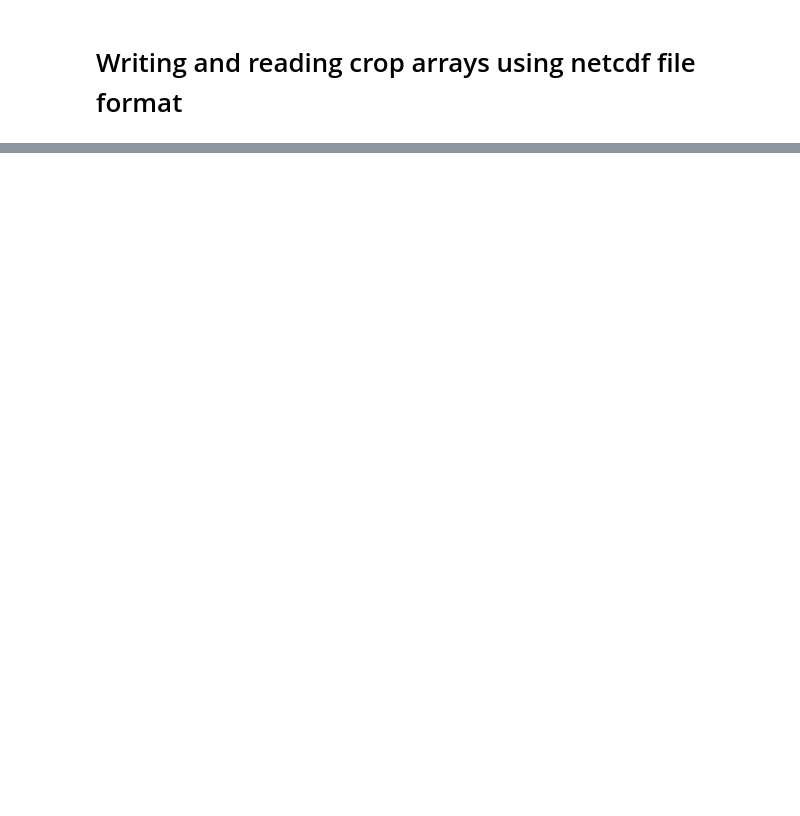
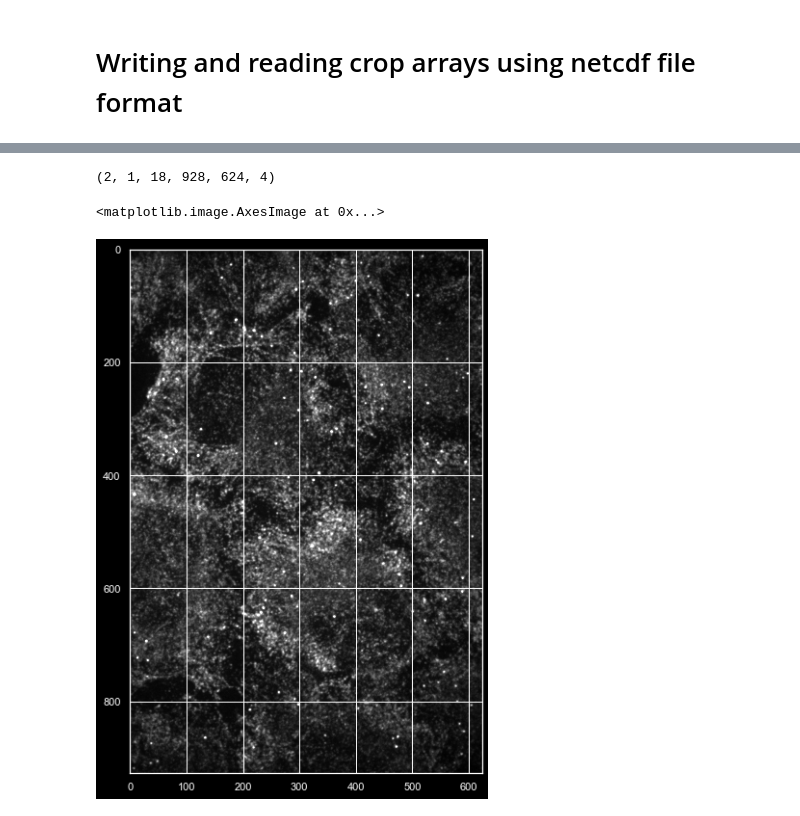
Before and after one commit to Colorado-State-University-Stasevich-Lab/croparray, a Jupyter notebook: notebooks/ToolDevelopment.ipynb, the cells around one changed output, grey strips where cells are left out. Cells and saved outputs as stored; diff of their text form; code cells hidden in the pictures; blank space fills up the shorter version.

```diff
--- a/notebooks/ToolDevelopment.ipynb
+++ b/notebooks/ToolDevelopment.ipynb
@@ -383,0 +284,18 @@ Data variables:
+# %%
+# Read in video; note I added an fov dimension using np.array since this is only 1 fov
+video_1 = np.array([imread(os.path.join('../database/Data From ONeil','052121_Hela_CBS_C+A_48h_Flag TR_MCP JF646_100x_ - 1_c405_c488_c561_c640.tiff'))])
+video_2 = np.array([imread(os.path.join('../database/Data From ONeil','052121_Hela_CBS_GL2_48h_Flag TR_MCP JF646_100x_ - 1_c405_c488_c561_c640.tiff'))])
+video_2.shape # dimensions MUST be (fov, f = frame, z, y, x, ch)
+video=np.array([video_1[:,0:18],video_2])
+# fov, f, z, y, x, ch  --> fov, f, z, y, x, ch
+video.shape
+# %% [output]
+(2, 1, 18, 928, 624, 4)
+# %%
+# Just examining one of the images
+f = plt.figure(figsize=(10,10))
+myimg=np.max(video_2.squeeze(),axis=0)[:,:,2]
+plt.imshow(myimg,cmap='gray',vmin=1000, vmax=20000)
+# %% [output]
+<matplotlib.image.AxesImage at 0x...>
+[figure, added]
```
Also changed, not shown: parts of 31 cells of this notebook, 11 other files.
